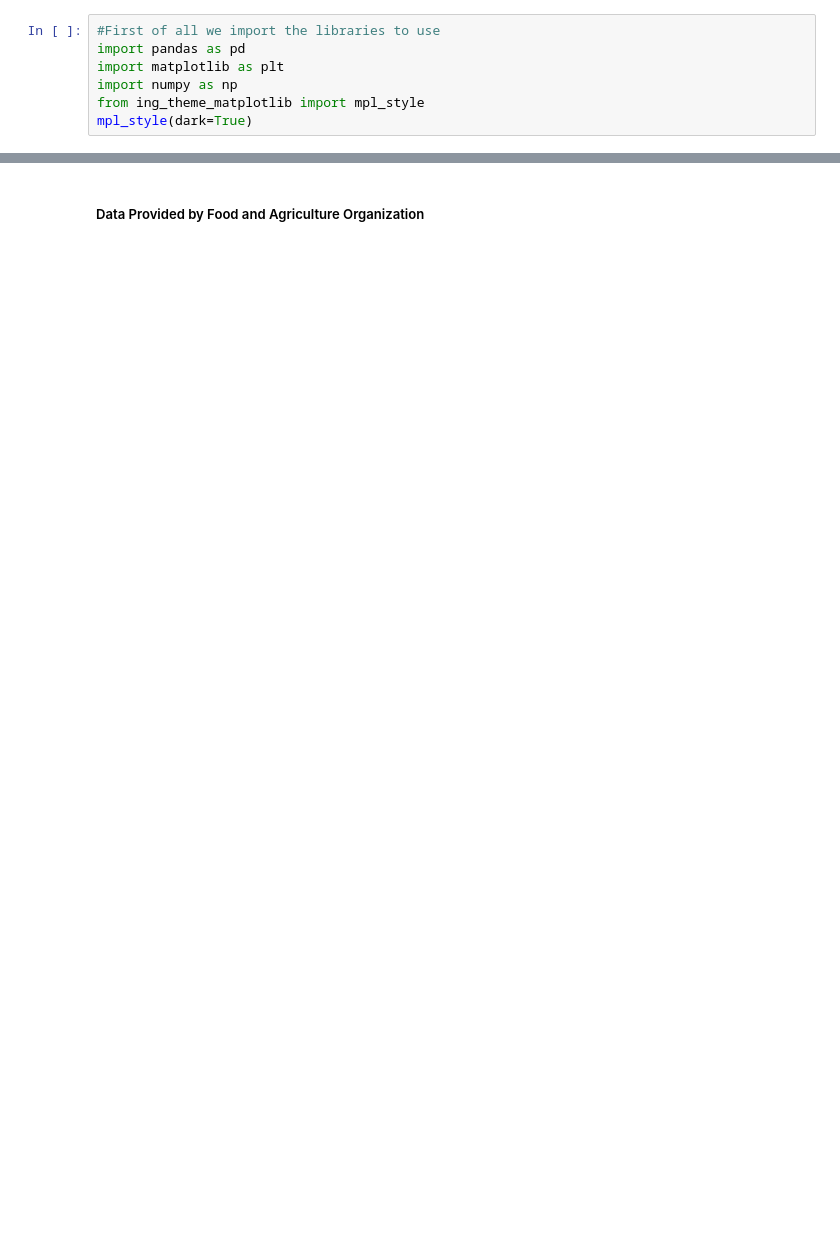
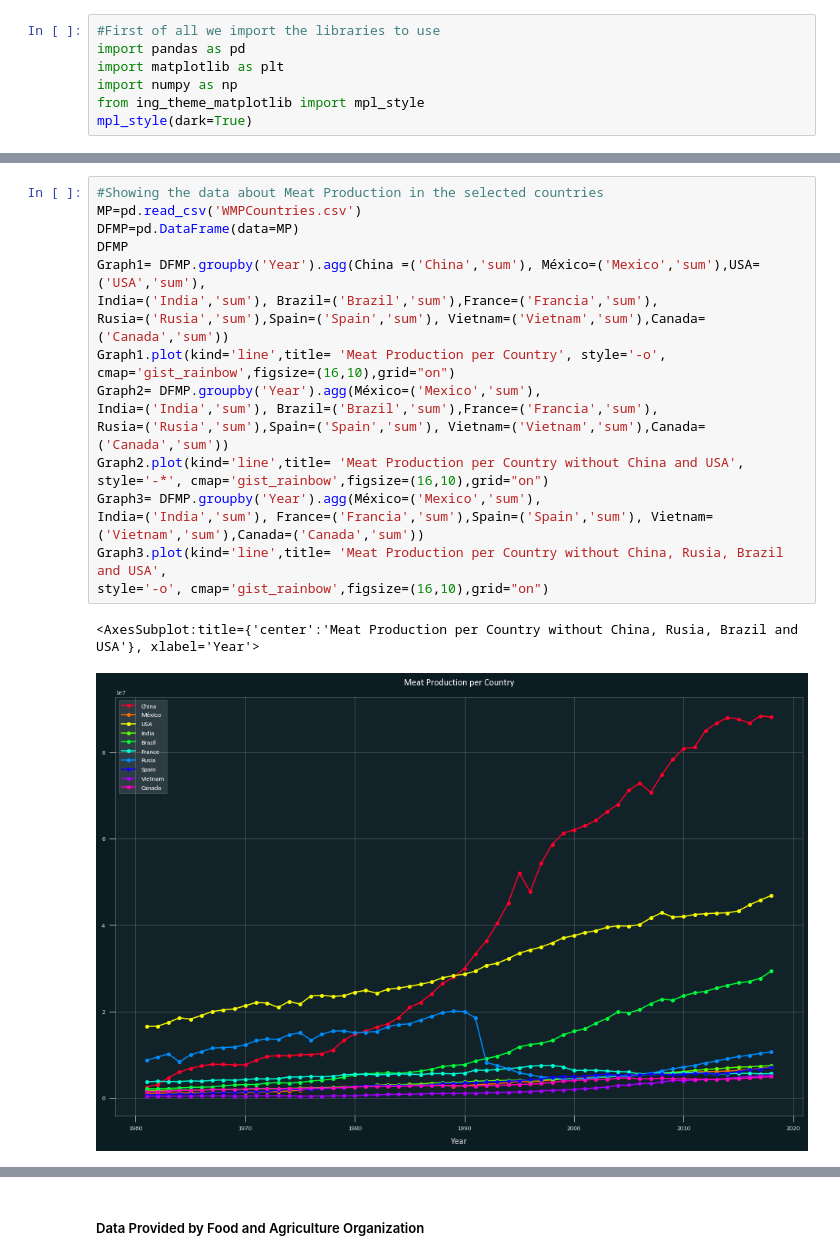
Before and after one commit to AlexisAGG14/Personal-Projects, a Jupyter notebook: World-Meat-Production/WorldMeatProduction.ipynb, the cells around one changed output, grey strips where cells are left out. Cells and saved outputs as stored; diff of their text form; blank space fills up the shorter version.

```diff
--- a/World-Meat-Production/WorldMeatProduction.ipynb
+++ b/World-Meat-Production/WorldMeatProduction.ipynb
@@ -96,0 +33,20 @@ DFWMP1
+# %%
+#Showing the data about Meat Production in the selected countries
+MP=pd.read_csv('WMPCountries.csv')
+DFMP=pd.DataFrame(data=MP)
+DFMP
+Graph1= DFMP.groupby('Year').agg(China =('China','sum'), México=('Mexico','sum'),USA=('USA','sum'),
+India=('India','sum'), Brazil=('Brazil','sum'),France=('Francia','sum'),
+Rusia=('Rusia','sum'),Spain=('Spain','sum'), Vietnam=('Vietnam','sum'),Canada=('Canada','sum'))
+Graph1.plot(kind='line',title= 'Meat Production per Country', style='-o', cmap='gist_rainbow',figsize=(16,10),grid="on")
+Graph2= DFMP.groupby('Year').agg(México=('Mexico','sum'),
+India=('India','sum'), Brazil=('Brazil','sum'),France=('Francia','sum'),
+Rusia=('Rusia','sum'),Spain=('Spain','sum'), Vietnam=('Vietnam','sum'),Canada=('Canada','sum'))
+Graph2.plot(kind='line',title= 'Meat Production per Country without China and USA', style='-*', cmap='gist_rainbow',figsize=(16,10),grid="on")
+Graph3= DFMP.groupby('Year').agg(México=('Mexico','sum'),
+India=('India','sum'), France=('Francia','sum'),Spain=('Spain','sum'), Vietnam=('Vietnam','sum'),Canada=('Canada','sum'))
+Graph3.plot(kind='line',title= 'Meat Production per Country without China, Rusia, Brazil and USA',
+style='-o', cmap='gist_rainbow',figsize=(16,10),grid="on")
+# %% [output]
+<AxesSubplot:title={'center':'Meat Production per Country without China, Rusia, Brazil and USA'}, xlabel='Year'>
+[figure, added]
```
Also changed, not shown: parts of 9 cells of this notebook.
